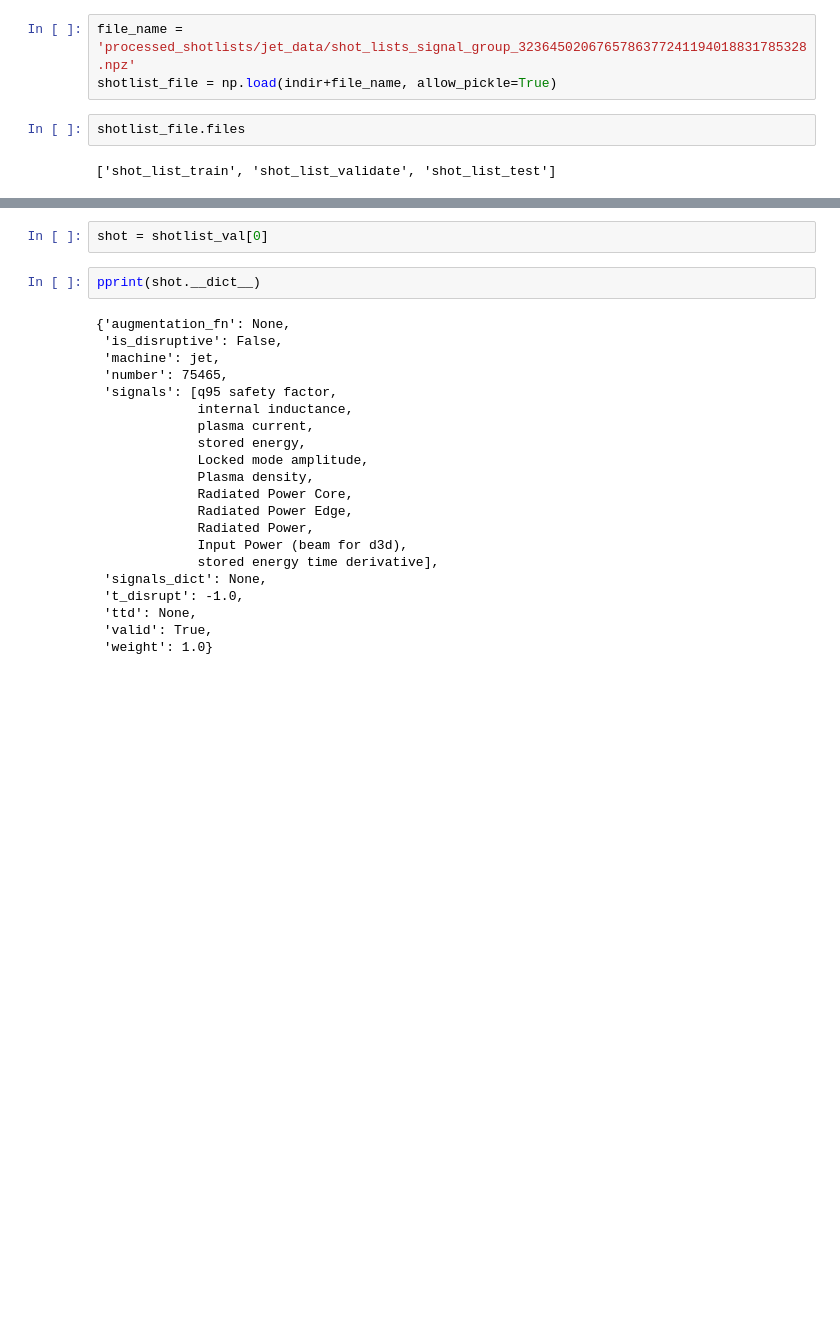
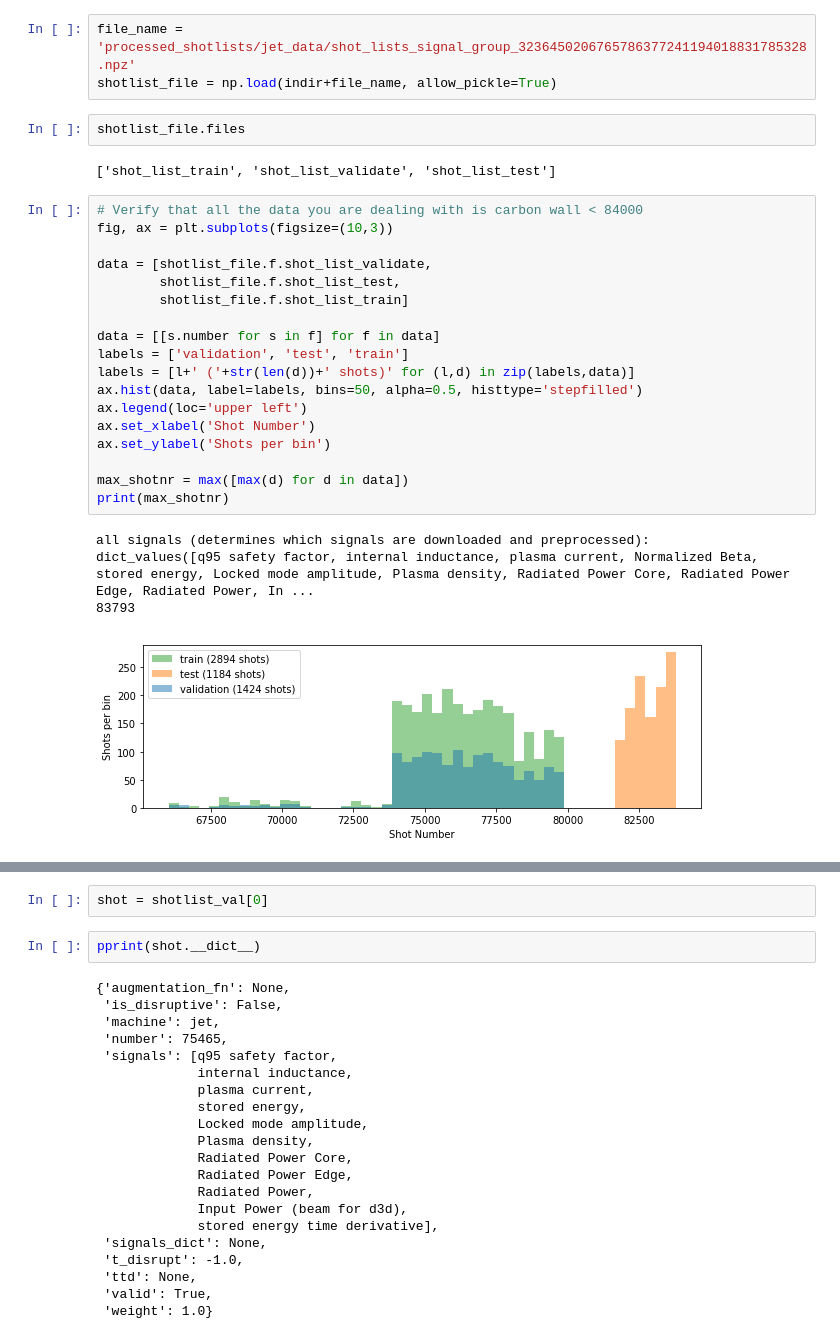
Before and after one commit to Wouter-VDP/PlasmaNotebooks, a Jupyter notebook: ExploreProcessedData.ipynb, the cells around one changed output, grey strips where cells are left out. Saved outputs shown, nothing was run; the diff lists cells and outputs as text; blank space fills up the shorter version.

```diff
--- a/ExploreProcessedData.ipynb
+++ b/ExploreProcessedData.ipynb
@@ -71,5 +78,28 @@ shotlist_file = np.load(indir+file_name, allow_pickle=True)
 shotlist_file.files
 # %% [output]
 ['shot_list_train', 'shot_list_validate', 'shot_list_test']
+# %%
+# Verify that all the data you are dealing with is carbon wall < 84000
+fig, ax = plt.subplots(figsize=(10,3))
+
+data = [shotlist_file.f.shot_list_validate,
+        shotlist_file.f.shot_list_test,
+        shotlist_file.f.shot_list_train]
+
+data = [[s.number for s in f] for f in data]
+labels = ['validation', 'test', 'train']
+labels = [l+' ('+str(len(d))+' shots)' for (l,d) in zip(labels,data)]
+ax.hist(data, label=labels, bins=50, alpha=0.5, histtype='stepfilled')
+ax.legend(loc='upper left')
+ax.set_xlabel('Shot Number')
+ax.set_ylabel('Shots per bin')
+
+max_shotnr = max([max(d) for d in data])
+print(max_shotnr)
+# %% [output]
+all signals (determines which signals are downloaded and preprocessed):
+dict_values([q95 safety factor, internal inductance, plasma current, Normalized Beta, stored energy, Locked mode amplitude, Plasma density, Radiated Power Core, Radiated Power Edge, Radiated Power, In ...
+83793
+[figure, added]
 # %%
 shotlist_val = shotlist_file.f.shot_list_validate
```
Also changed, not shown: parts of 14 cells of this notebook, 25 other files.
